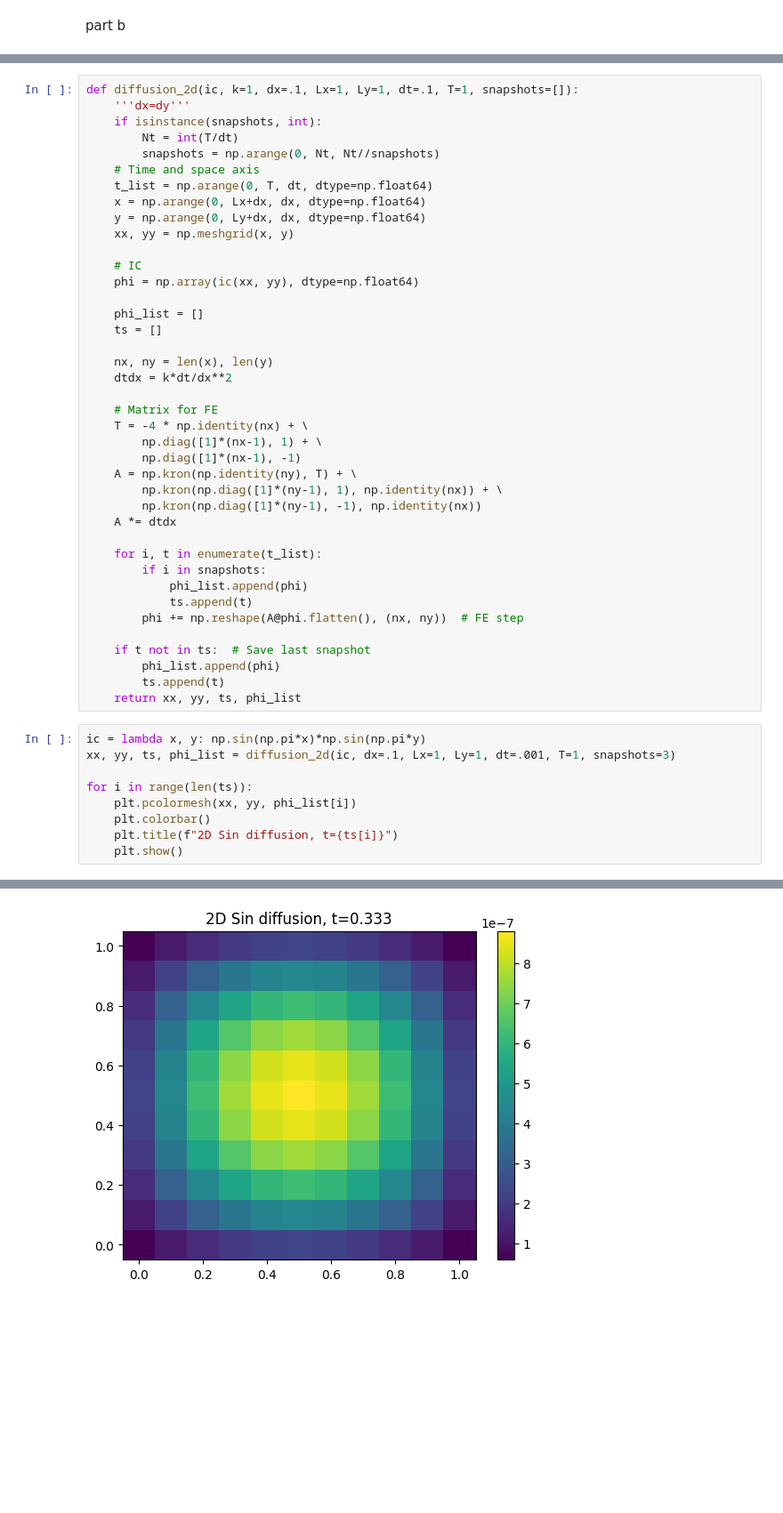
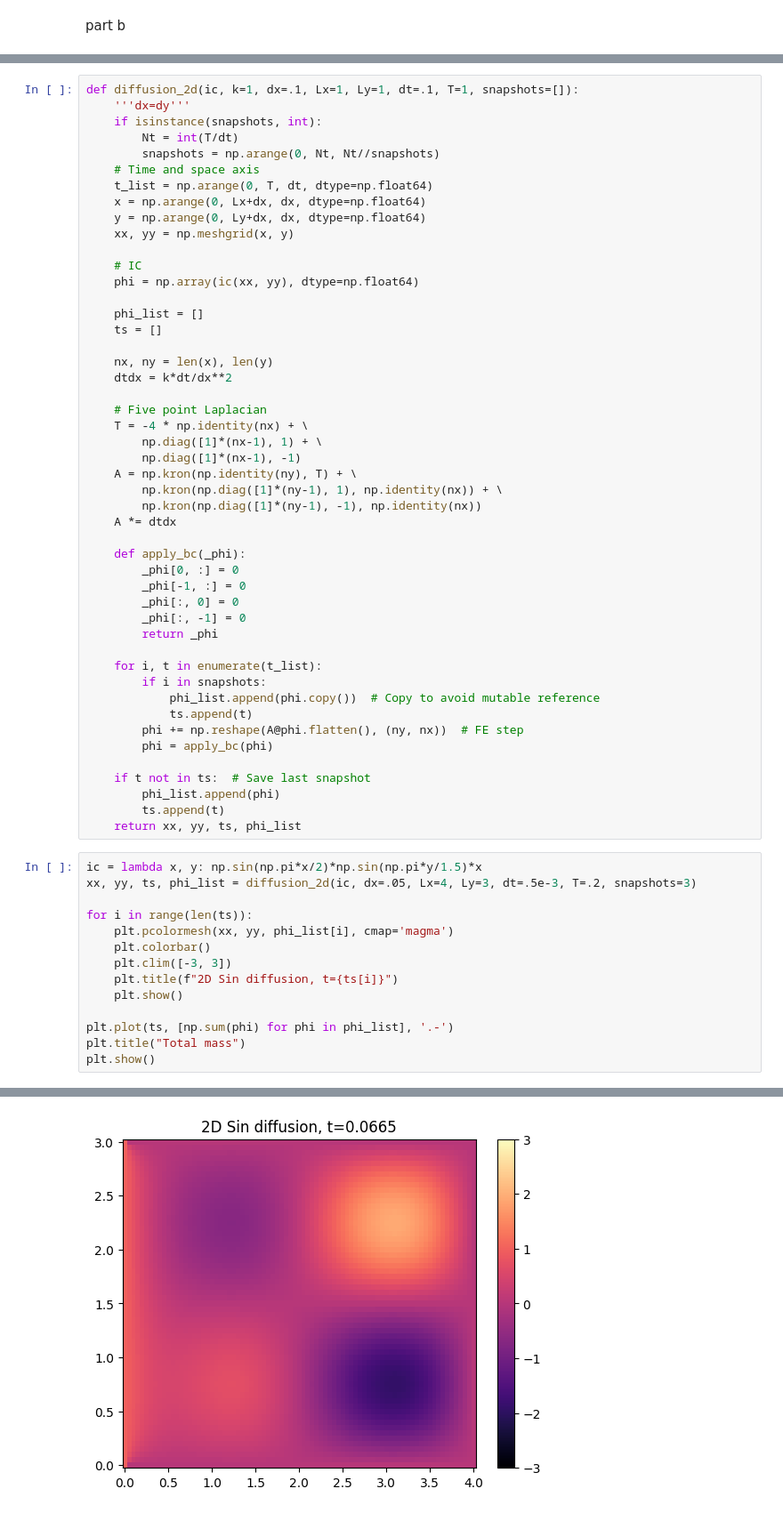
Before and after one commit to tristanpang/numerical-methods-notes, a Jupyter notebook: tutorial_sols/ps3.ipynb, the cells around one changed output, grey strips where cells are left out. Shown at 89% size. Drawn from its saved outputs; the diff is of its cells as text; blank space fills up the shorter version.

```diff
--- a/tutorial_sols/ps3.ipynb
+++ b/tutorial_sols/ps3.ipynb
@@ -250,7 +251,7 @@ def diffusion_2d(ic, k=1, dx=.1, Lx=1, Ly=1, dt=.1, T=1, snapshots=[]):
     nx, ny = len(x), len(y)
     dtdx = k*dt/dx**2
 
-    # Matrix for FE
+    # Five point Laplacian
     T = -4 * np.identity(nx) + \
         np.diag([1]*(nx-1), 1) + \
         np.diag([1]*(nx-1), -1)
@@ -259,23 +260,36 @@ def diffusion_2d(ic, k=1, dx=.1, Lx=1, Ly=1, dt=.1, T=1, snapshots=[]):
         np.kron(np.diag([1]*(ny-1), -1), np.identity(nx))
     A *= dtdx
 
+    def apply_bc(_phi):
+        _phi[0, :] = 0
+        _phi[-1, :] = 0
+        _phi[:, 0] = 0
+        _phi[:, -1] = 0
+        return _phi
+
     for i, t in enumerate(t_list):
         if i in snapshots:
-            phi_list.append(phi)
+            phi_list.append(phi.copy())  # Copy to avoid mutable reference
             ts.append(t)
-        phi += np.reshape(A@phi.flatten(), (nx, ny))  # FE step
+        phi += np.reshape(A@phi.flatten(), (ny, nx))  # FE step
+        phi = apply_bc(phi)
 
     if t not in ts:  # Save last snapshot
         phi_list.append(phi)
         ts.append(t)
     return xx, yy, ts, phi_list
 # %%
-ic = lambda x, y: np.sin(np.pi*x)*np.sin(np.pi*y)
-xx, yy, ts, phi_list = diffusion_2d(ic, dx=.1, Lx=1, Ly=1, dt=.001, T=1, snapshots=3)
+ic = lambda x, y: np.sin(np.pi*x/2)*np.sin(np.pi*y/1.5)*x
+xx, yy, ts, phi_list = diffusion_2d(ic, dx=.05, Lx=4, Ly=3, dt=.5e-3, T=.2, snapshots=3)
 
 for i in range(len(ts)):
-    plt.pcolormesh(xx, yy, phi_list[i])
+    plt.pcolormesh(xx, yy, phi_list[i], cmap='magma')
     plt.colorbar()
+    plt.clim([-3, 3])
     plt.title(f"2D Sin diffusion, t={ts[i]}")
     plt.show()
+
+plt.plot(ts, [np.sum(phi) for phi in phi_list], '.-')
+plt.title("Total mass")
+plt.show()
 # %% [output]
@@ -283 +297 @@ for i in range(len(ts)):
-[figure, old version]
+[figure, new version]
```
Also changed, not shown: parts of 9 cells of this notebook, 4 other files.
